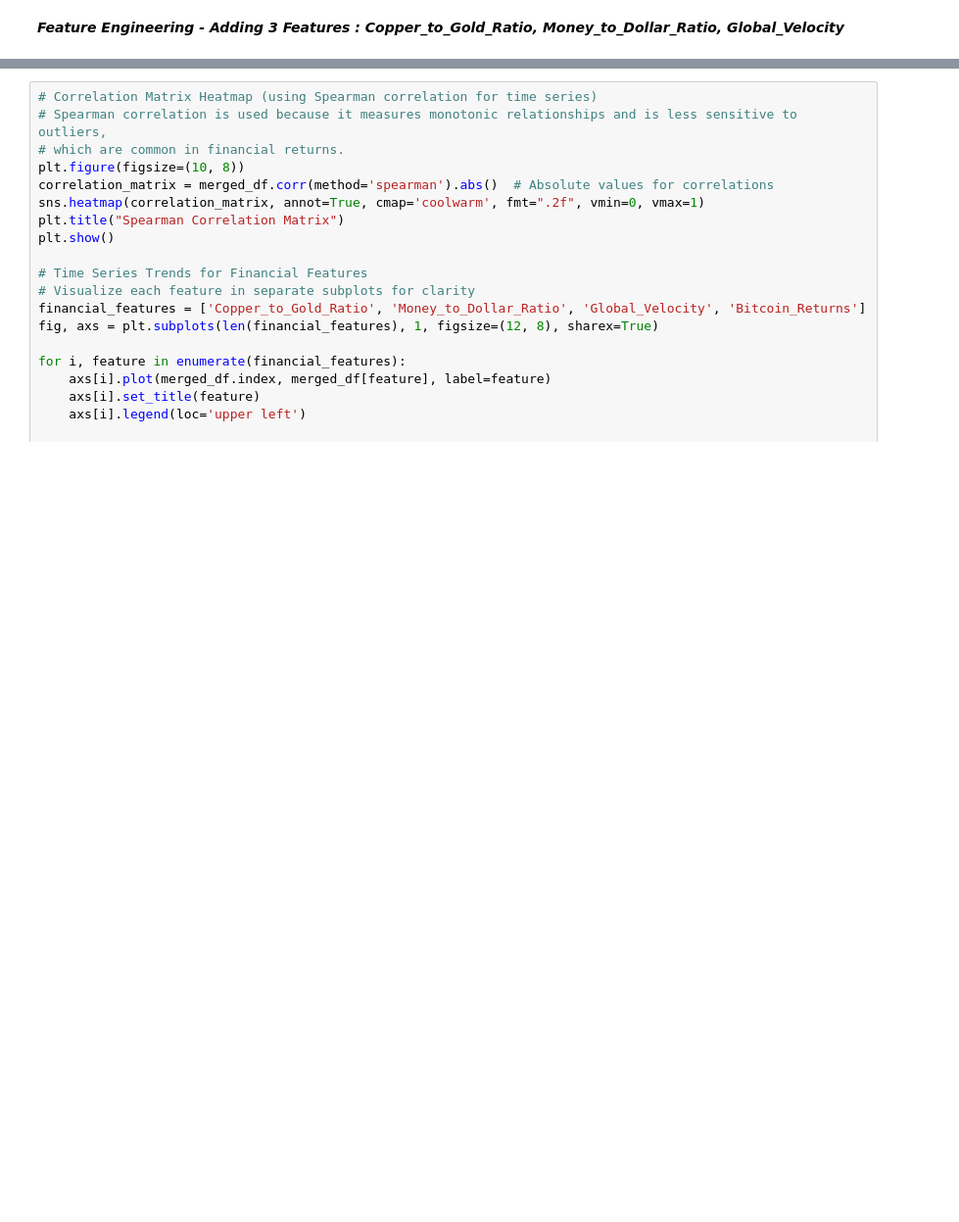
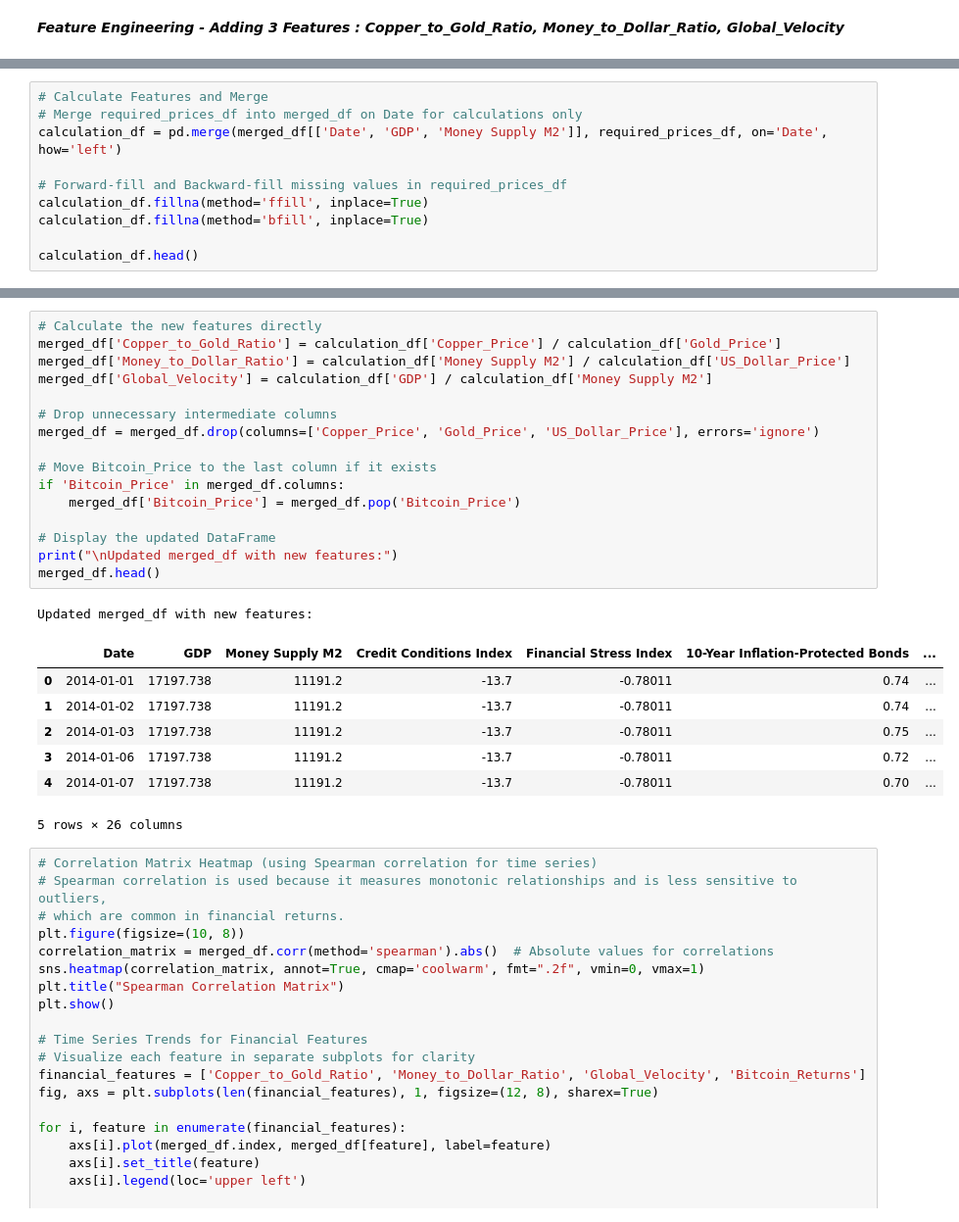
Before and after one commit to AdirGelkop/Bitcoin, a Jupyter notebook: New_Bitcoin_ML_Prediction_Flow_v2.ipynb, the cells around one changed output, grey strips where cells are left out. Shown at 98% size. Cells and saved outputs as stored; diff of their text form; blank space fills up the shorter version.

```diff
--- a/New_Bitcoin_ML_Prediction_Flow_v2.ipynb
+++ b/New_Bitcoin_ML_Prediction_Flow_v2.ipynb
@@ -328,0 +306,10 @@ Updated merged_df with new features:
+# %%
+# Calculate Features and Merge
+# Merge required_prices_df into merged_df on Date for calculations only
+calculation_df = pd.merge(merged_df[['Date', 'GDP', 'Money Supply M2']], required_prices_df, on='Date', how='left')
+
+# Forward-fill and Backward-fill missing values in required_prices_df
+calculation_df.fillna(method='ffill', inplace=True)
+calculation_df.fillna(method='bfill', inplace=True)
+
+calculation_df.head()
@@ -329,3 +323,28 @@ Updated merged_df with new features:
+# %%
+# Calculate the new features directly
+merged_df['Copper_to_Gold_Ratio'] = calculation_df['Copper_Price'] / calculation_df['Gold_Price']
+merged_df['Money_to_Dollar_Ratio'] = calculation_df['Money Supply M2'] / calculation_df['US_Dollar_Price']
+merged_df['Global_Velocity'] = calculation_df['GDP'] / calculation_df['Money Supply M2']
+
+# Drop unnecessary intermediate columns
+merged_df = merged_df.drop(columns=['Copper_Price', 'Gold_Price', 'US_Dollar_Price'], errors='ignore')
+
+# Move Bitcoin_Price to the last column if it exists
+if 'Bitcoin_Price' in merged_df.columns:
+    merged_df['Bitcoin_Price'] = merged_df.pop('Bitcoin_Price')
+
+# Display the updated DataFrame
+print("\nUpdated merged_df with new features:")
+merged_df.head()
+# %% [output]
+Updated merged_df with new features:
+|  | Date | GDP | Money Supply M2 | Credit Conditions Index | Financial Stress Index | 10-Year Inflation-Protected Bonds | ... |
+| 0 | 2014-01-01 | 17197.738 | 11191.2 | -13.7 | -0.78011 | 0.74 | ... |
+| 1 | 2014-01-02 | 17197.738 | 11191.2 | -13.7 | -0.78011 | 0.74 | ... |
+| 2 | 2014-01-03 | 17197.738 | 11191.2 | -13.7 | -0.78011 | 0.75 | ... |
+| 3 | 2014-01-06 | 17197.738 | 11191.2 | -13.7 | -0.78011 | 0.72 | ... |
+| 4 | 2014-01-07 | 17197.738 | 11191.2 | -13.7 | -0.78011 | 0.70 | ... |
+5 rows × 26 columns
 # %%
 # Correlation Matrix Heatmap (using Spearman correlation for time series)
 # Spearman correlation is used because it measures monotonic relationships and is less sensitive to outliers,
```
Also changed, not shown: parts of 8 cells of this notebook.
